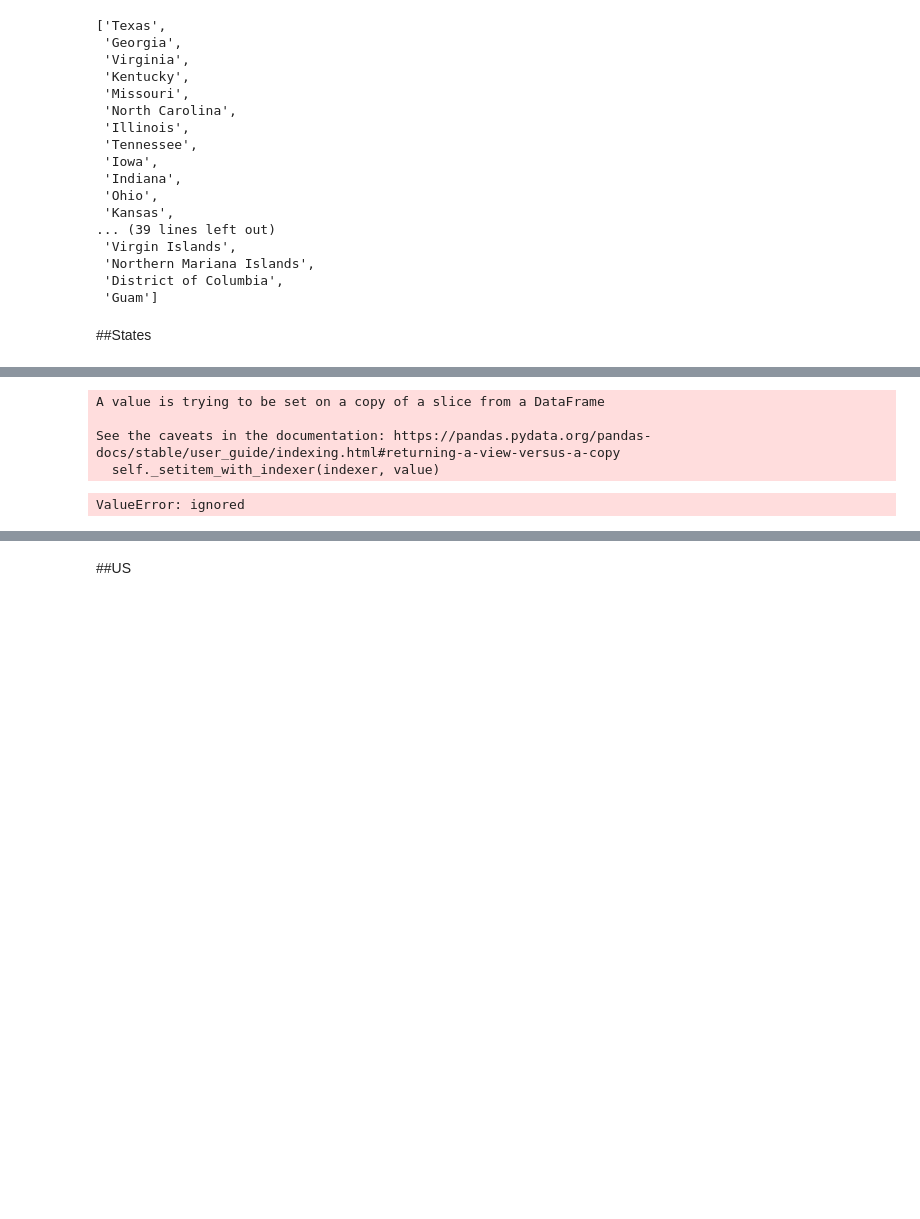
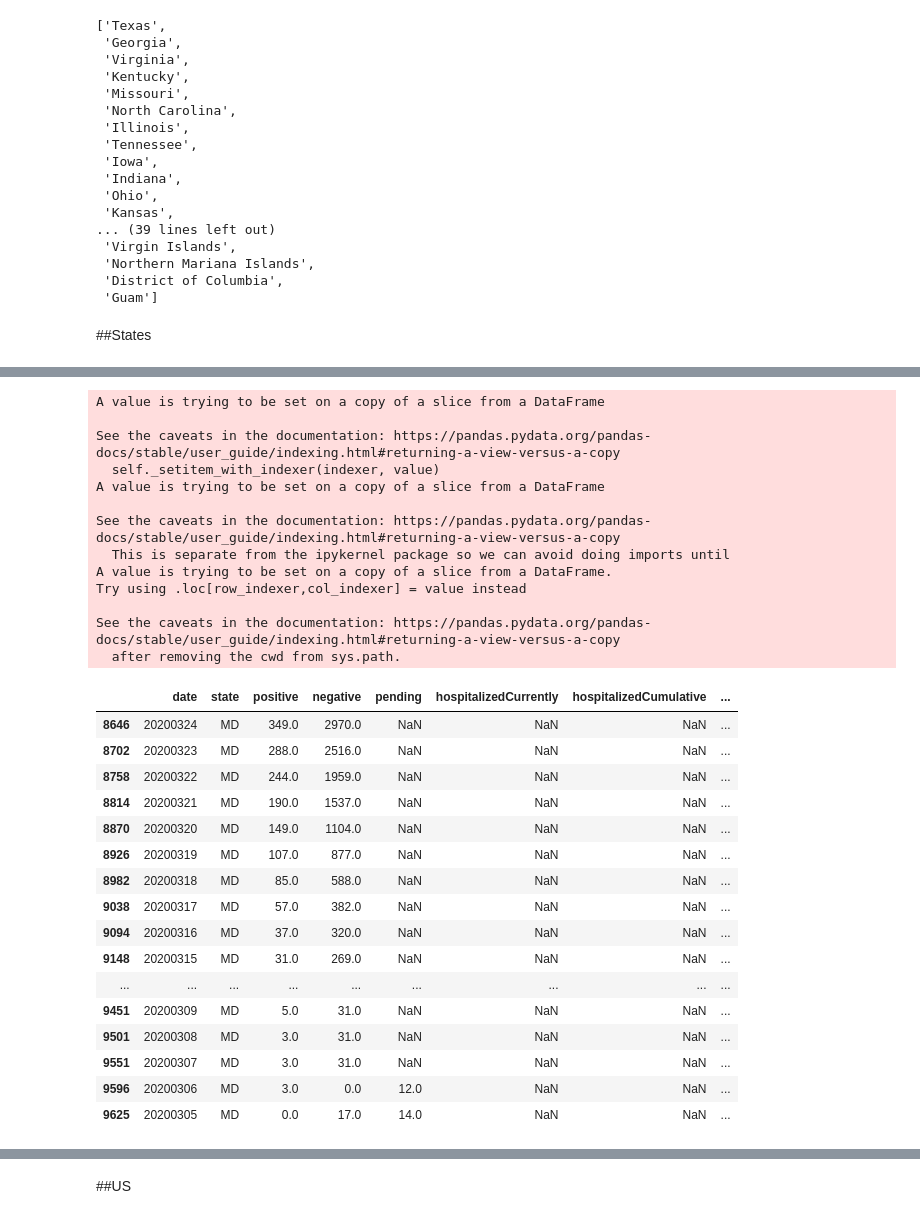
Before and after one commit to JoshuaHaga/Covid_19_sprint_1_buildwk, a Jupyter notebook: Covid_19_analysis.ipynb, the cells around one changed output, grey strips where cells are left out. Saved outputs shown, nothing was run; the diff lists cells and outputs as text; code cells hidden in the pictures; blank space fills up the shorter version.

```diff
--- a/Covid_19_analysis.ipynb
+++ b/Covid_19_analysis.ipynb
@@ -493,25 +522,43 @@ ValueError: ignored
 # %%
 #script to fix upcoming states
-def source_fix(data, state_abr_str):
-  data = data[data['state']==state_abr_str]
-  avg = (data['positive']/data['negative'])
-  totl_mean = (data['positive'].mean()/data['negative'].mean())
-  log = avg > totl_mean
-  data_to_fix = data[data['date'] > log]
-  range_start = len(data['negative']) - 1
-  range_end = update_fix - len(data_to_fix)
-  data['negative'].iloc[range_end:range_start] = datareplace(data_to_fix)
+def source_fix(data, fix, slice1, slice2):
+  data['negative'].iloc[slice1:slice2] = datareplace(fix)
   data['negative'] = data['negative'].apply(np.ceil)
   return data
 # %%
-lets_see = source_fix(states, 'MD')
-lets_see.tail(20) ###<--- it works!!!
+lets_see = source_fix(md,fix, 150,173)
+lets_see.tail(20)
 # %% [output]
 A value is trying to be set on a copy of a slice from a DataFrame
 
 See the caveats in the documentation: https://pandas.pydata.org/pandas-docs/stable/user_guide/indexing.html#returning-a-view-versus-a-copy
   self._setitem_with_indexer(indexer, value)
+A value is trying to be set on a copy of a slice from a DataFrame
+
+See the caveats in the documentation: https://pandas.pydata.org/pandas-docs/stable/user_guide/indexing.html#returning-a-view-versus-a-copy
+  This is separate from the ipykernel package so we can avoid doing imports until
+A value is trying to be set on a copy of a slice from a DataFrame.
+Try using .loc[row_indexer,col_indexer] = value instead
+
+See the caveats in the documentation: https://pandas.pydata.org/pandas-docs/stable/user_guide/indexing.html#returning-a-view-versus-a-copy
+  after removing the cwd from sys.path.
-ValueError: ignored
+|  | date | state | positive | negative | pending | hospitalizedCurrently | hospitalizedCumulative | ... |
+| 8646 | 20200324 | MD | 349.0 | 2970.0 | NaN | NaN | NaN | ... |
+| 8702 | 20200323 | MD | 288.0 | 2516.0 | NaN | NaN | NaN | ... |
+| 8758 | 20200322 | MD | 244.0 | 1959.0 | NaN | NaN | NaN | ... |
+| 8814 | 20200321 | MD | 190.0 | 1537.0 | NaN | NaN | NaN | ... |
+| 8870 | 20200320 | MD | 149.0 | 1104.0 | NaN | NaN | NaN | ... |
+| 8926 | 20200319 | MD | 107.0 | 877.0 | NaN | NaN | NaN | ... |
+| 8982 | 20200318 | MD | 85.0 | 588.0 | NaN | NaN | NaN | ... |
+| 9038 | 20200317 | MD | 57.0 | 382.0 | NaN | NaN | NaN | ... |
+| 9094 | 20200316 | MD | 37.0 | 320.0 | NaN | NaN | NaN | ... |
+| 9148 | 20200315 | MD | 31.0 | 269.0 | NaN | NaN | NaN | ... |
+| ... | ... | ... | ... | ... | ... | ... | ... | ... |
+| 9451 | 20200309 | MD | 5.0 | 31.0 | NaN | NaN | NaN | ... |
+| 9501 | 20200308 | MD | 3.0 | 31.0 | NaN | NaN | NaN | ... |
+| 9551 | 20200307 | MD | 3.0 | 31.0 | NaN | NaN | NaN | ... |
+| 9596 | 20200306 | MD | 3.0 | 0.0 | 12.0 | NaN | NaN | ... |
+| 9625 | 20200305 | MD | 0.0 | 17.0 | 14.0 | NaN | NaN | ... |
 # %%
 #Functoin to create percent of positive cases
 def pos_to_neg(dataframe):
```
Also changed, not shown: parts of 18 cells of this notebook.
